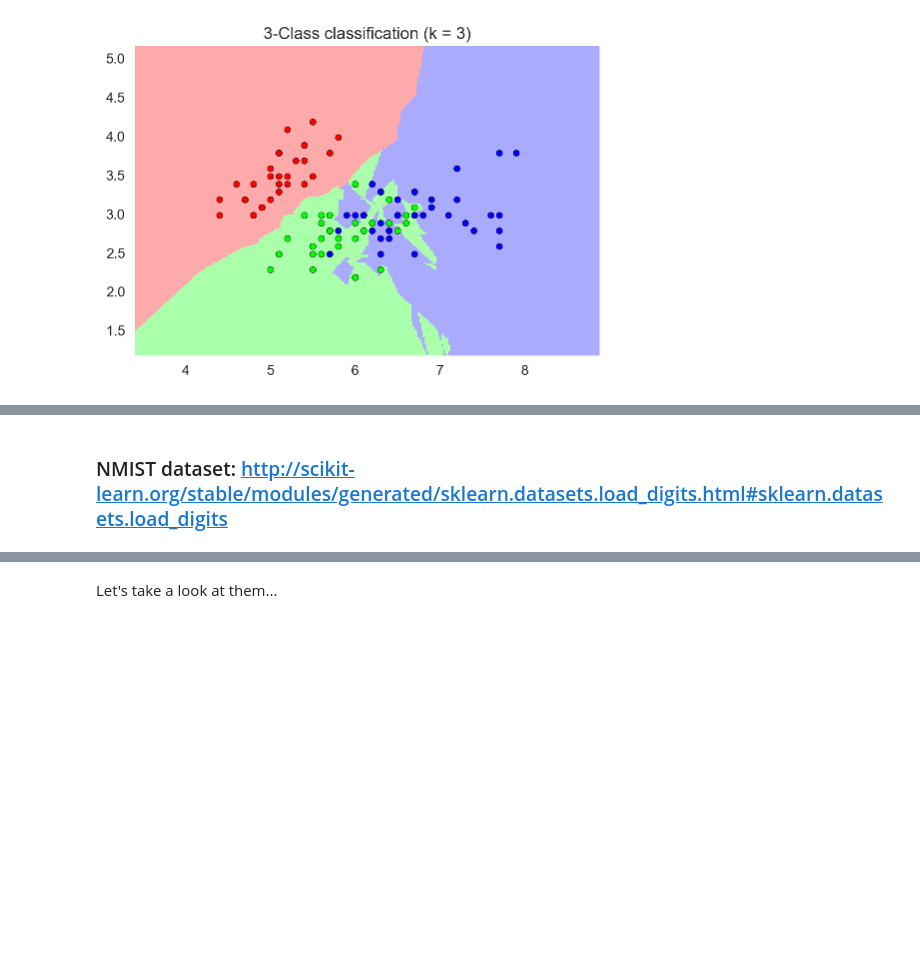
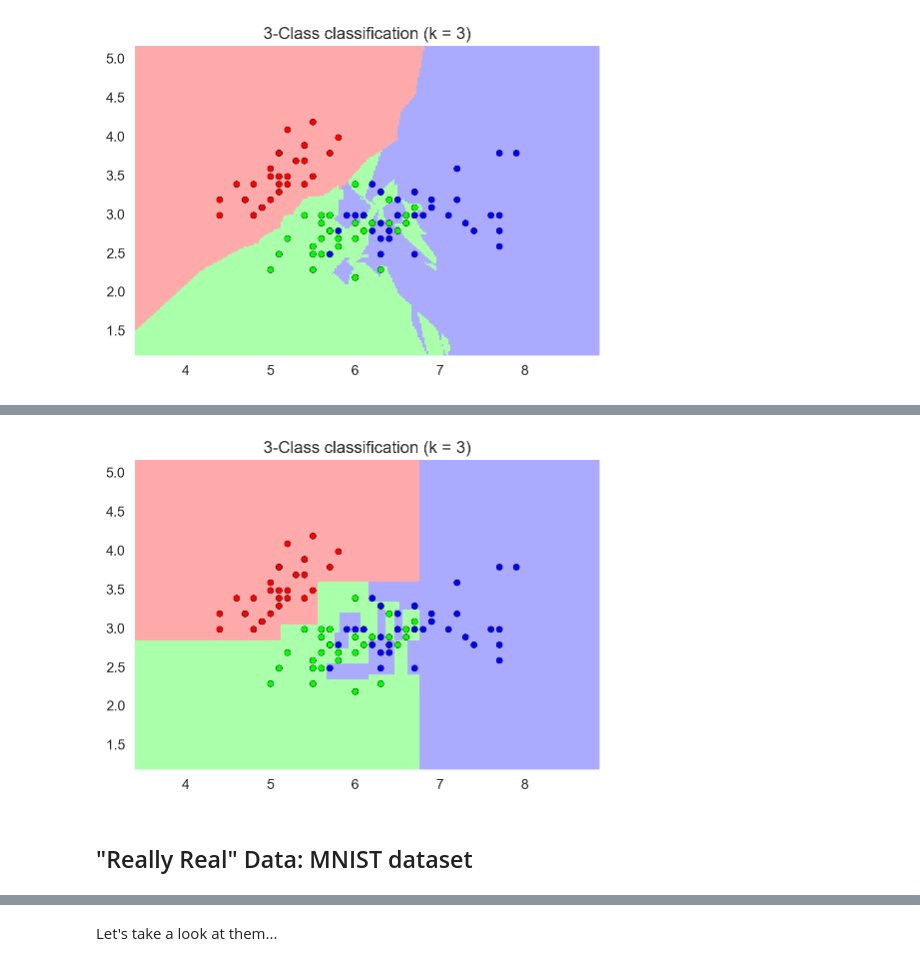
Before and after one commit to mcrovella/CS506-Computational-Tools-for-Data-Science, a Jupyter notebook: 15B-Classification-II-Demo.ipynb, the cells around one changed output, grey strips where cells are left out. Saved outputs shown, nothing was run; the diff lists cells and outputs as text; code cells hidden in the pictures; blank space fills up the shorter version.

```diff
--- a/15B-Classification-II-Demo.ipynb
+++ b/15B-Classification-II-Demo.ipynb
@@ -382,2 +382,27 @@ Accuracy of DTC test set: 0.88
-# %% [markdown]
-### NMIST dataset:     http://scikit-learn.org/stable/modules/generated/sklearn.datasets.load_digits.html#sklearn.datasets.load_digits
+# %%
+# we will use only the first two (of four) features, so we can visualize
+X = X_train[:, :2]
+h = .02  # step size in the mesh
+dtc.fit(X, y_train)
+# Plot the decision boundary. For that, we will assign a color to each
+# point in the mesh [x_min, x_max]x[y_min, y_max].
+x_min, x_max = X[:, 0].min() - 1, X[:, 0].max() + 1
+y_min, y_max = X[:, 1].min() - 1, X[:, 1].max() + 1
+xx, yy = np.meshgrid(np.arange(x_min, x_max, h),
+                      np.arange(y_min, y_max, h))
+Z = dtc.predict(np.c_[xx.ravel(), yy.ravel()])
+
+# Put the result into a color plot
+Z = Z.reshape(xx.shape)
+plt.figure()
+plt.pcolormesh(xx, yy, Z, cmap=cmap_light)
+
+# Plot also the training points
+plt.scatter(X[:, 0], X[:, 1], c=y_train, cmap=cmap_bold)
+plt.xlim(xx.min(), xx.max())
+plt.ylim(yy.min(), yy.max())
+_ = plt.title("3-Class classification (k = {})".format(k))
+# %% [output]
+[figure, added]
+# %% [markdown]
+## "Really Real" Data: MNIST dataset
```
Also changed, not shown: parts of 18 cells of this notebook, 1 other file.
